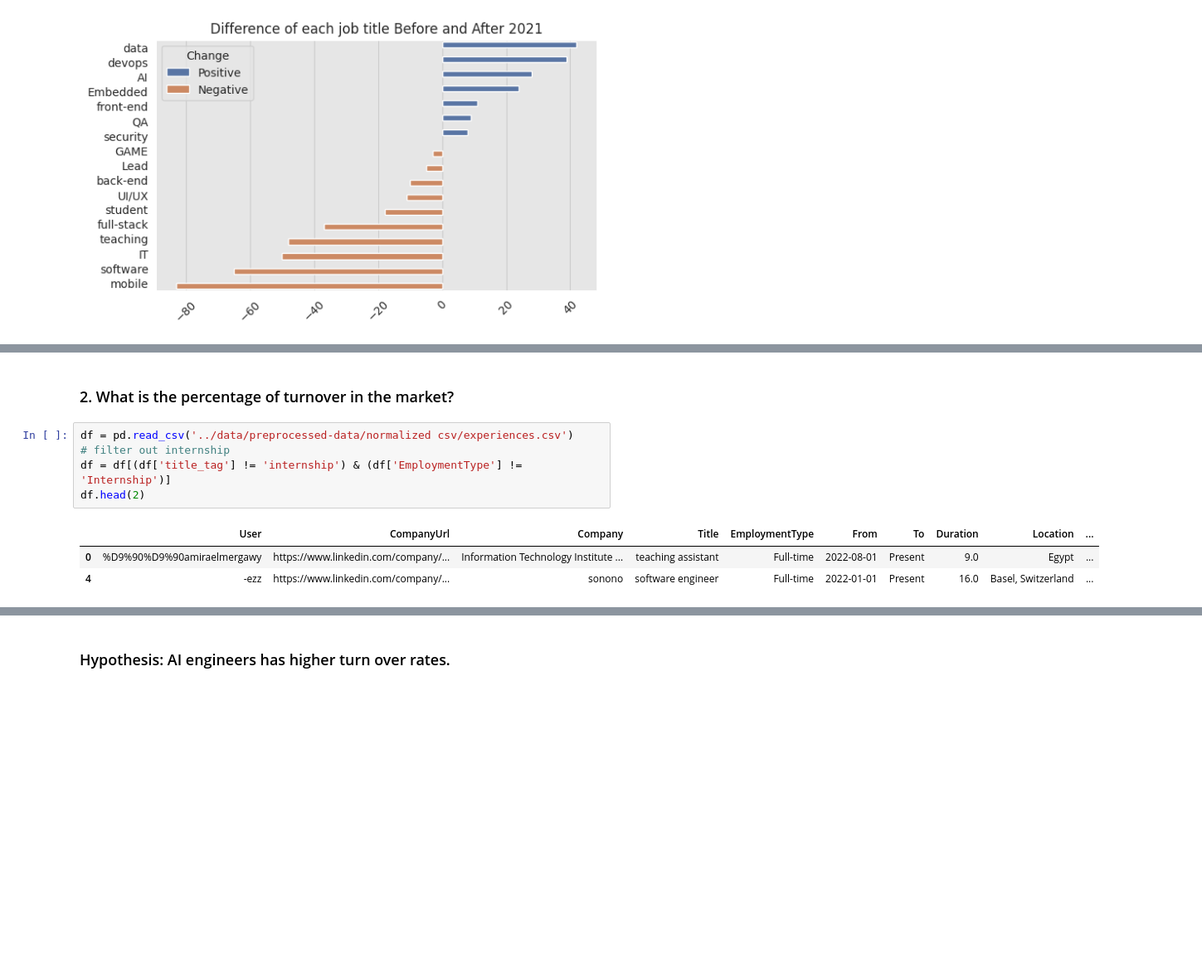
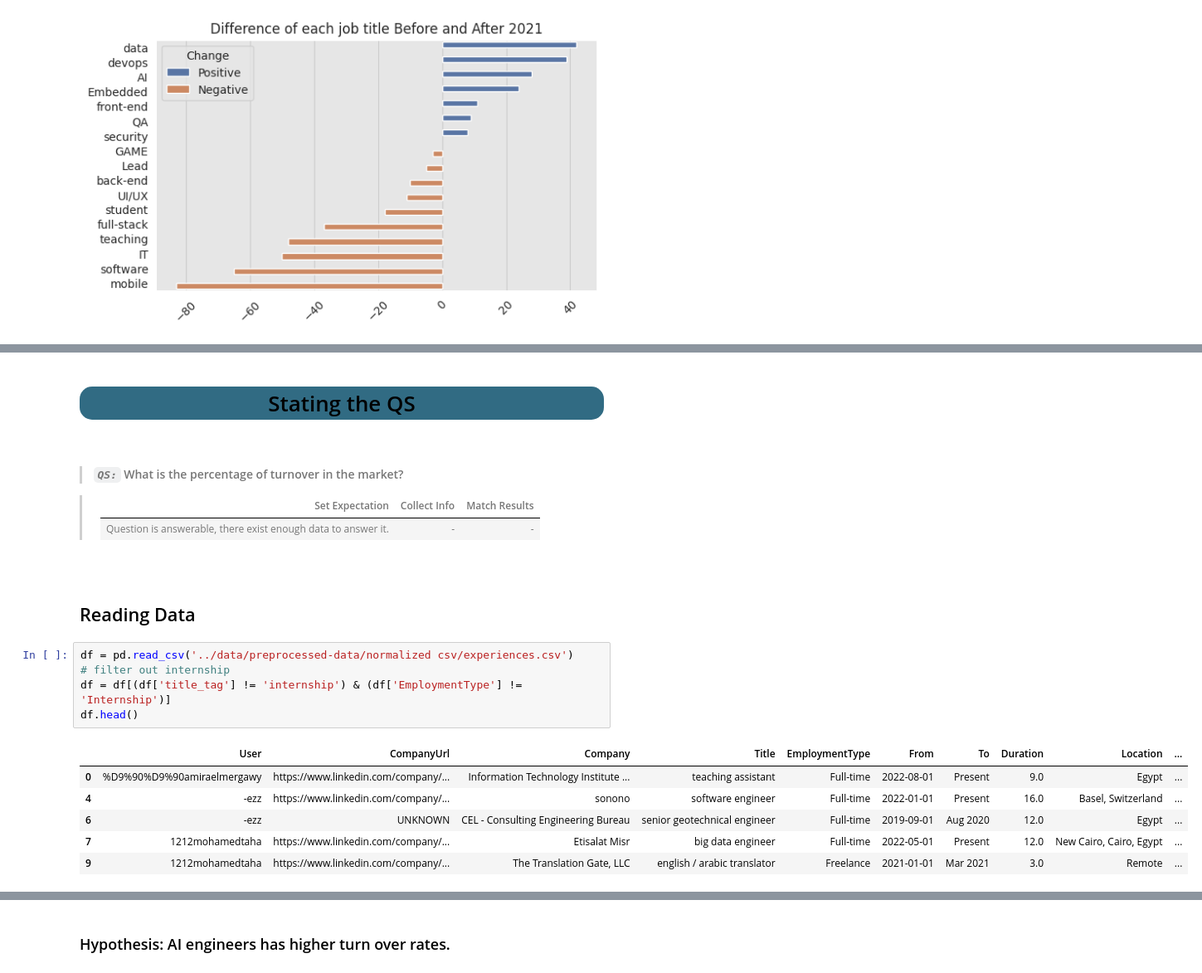
Before and after one commit to Mostafa-wael/Exploring-the-Landscape-of-the-Egyptian-Software-Market, a Jupyter notebook: notebooks/decriptive.ipynb, the cells around one changed output, grey strips where cells are left out. Shown at 83% size. Drawn from its saved outputs; the diff is of its cells as text; blank space fills up the shorter version.

```diff
--- a/notebooks/decriptive.ipynb
+++ b/notebooks/decriptive.ipynb
@@ -71,11 +129,23 @@ plt.show()
+# %% [markdown]
+<div style="border-width:1; border-radius: 15px; border-style: solid; border-color: rgb(10, 10, 10); background-color: #316B83; text-align: center;font: 14pt 'Candara';font-weight:bold;"><h1> Stating the QS</h1></div>
 # %% [markdown]
-### 2. What is the percentage of turnover in the market?
+> #### _`QS:`_ What is the percentage of turnover in the market?
+
+>|Set Expectation | Collect Info | Match Results|
+>|----|----|----|
+>| Question is answerable, there exist enough data to answer it.| - | - |
+<br>
+# %% [markdown]
+## Reading Data
 # %%
 df = pd.read_csv('../data/preprocessed-data/normalized csv/experiences.csv')
 # filter out internship
 df = df[(df['title_tag'] != 'internship') & (df['EmploymentType'] != 'Internship')]
-df.head(2)
+df.head()
 # %% [output]
 |  | User | CompanyUrl | Company | Title | EmploymentType | From | To | Duration | Location | ... |
 | 0 | %D9%90%D9%90amiraelmergawy | https://www.linkedin.com/company/... | Information Technology Institute ... | teaching assistant | Full-time | 2022-08-01 | Present | 9.0 | Egypt | ... |
 | 4 | -ezz | https://www.linkedin.com/company/... | sonono | software engineer | Full-time | 2022-01-01 | Present | 16.0 | Basel, Switzerland | ... |
+| 6 | -ezz | UNKNOWN | CEL - Consulting Engineering Bureau | senior geotechnical engineer | Full-time | 2019-09-01 | Aug 2020 | 12.0 | Egypt | ... |
+| 7 | 1212mohamedtaha | https://www.linkedin.com/company/... | Etisalat Misr | big data engineer | Full-time | 2022-05-01 | Present | 12.0 | New Cairo, Cairo, Egypt | ... |
+| 9 | 1212mohamedtaha | https://www.linkedin.com/company/... | The Translation Gate, LLC | english / arabic translator | Freelance | 2021-01-01 | Mar 2021 | 3.0 | Remote | ... |
```
Also changed, not shown: parts of 27 cells of this notebook, 1 other file.
